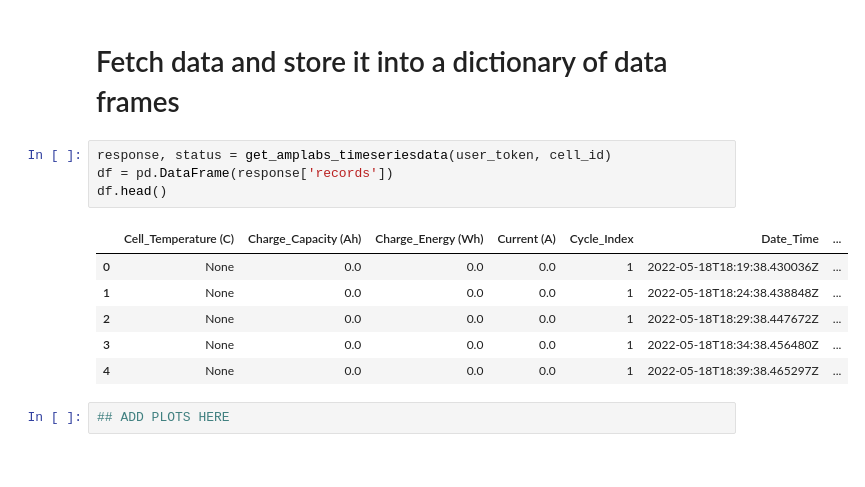
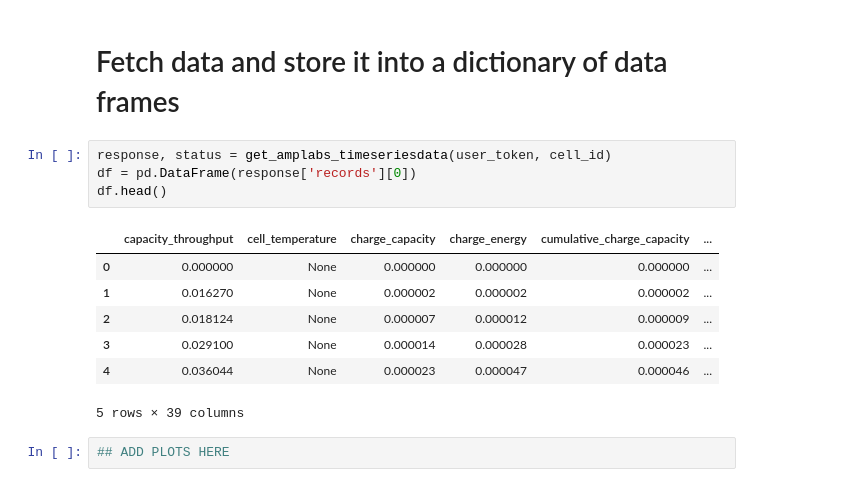
Before and after one commit to amplabs-ai/amplabs, a Jupyter notebook: python/basics/AmpLabs_Example_Basic_Plotting.ipynb, the cells around one changed output. Cells and saved outputs as stored; diff of their text form.

```diff
--- a/python/basics/AmpLabs_Example_Basic_Plotting.ipynb
+++ b/python/basics/AmpLabs_Example_Basic_Plotting.ipynb
@@ -178,15 +215,16 @@ https://www.amplabs.ai/cells/tests/cycle/meta?cell_id=NMC-E4-2
 # Fetch data and store it into a dictionary of data frames
 # %%
 response, status = get_amplabs_timeseriesdata(user_token, cell_id)
-df = pd.DataFrame(response['records'])
+df = pd.DataFrame(response['records'][0])
 df.head()
 # %% [output]
-|  | Cell_Temperature (C) | Charge_Capacity (Ah) | Charge_Energy (Wh) | Current (A) | Cycle_Index | Date_Time | ... |
-| 0 | None | 0.0 | 0.0 | 0.0 | 1 | 2022-05-18T18:19:38.430036Z | ... |
-| 1 | None | 0.0 | 0.0 | 0.0 | 1 | 2022-05-18T18:24:38.438848Z | ... |
-| 2 | None | 0.0 | 0.0 | 0.0 | 1 | 2022-05-18T18:29:38.447672Z | ... |
-| 3 | None | 0.0 | 0.0 | 0.0 | 1 | 2022-05-18T18:34:38.456480Z | ... |
-| 4 | None | 0.0 | 0.0 | 0.0 | 1 | 2022-05-18T18:39:38.465297Z | ... |
+|  | capacity_throughput | cell_temperature | charge_capacity | charge_energy | cumulative_charge_capacity | ... |
+| 0 | 0.000000 | None | 0.000000 | 0.000000 | 0.000000 | ... |
+| 1 | 0.016270 | None | 0.000002 | 0.000002 | 0.000002 | ... |
+| 2 | 0.018124 | None | 0.000007 | 0.000012 | 0.000009 | ... |
+| 3 | 0.029100 | None | 0.000014 | 0.000028 | 0.000023 | ... |
+| 4 | 0.036044 | None | 0.000023 | 0.000047 | 0.000046 | ... |
+5 rows × 39 columns
 # %%
 ## ADD PLOTS HERE
 # %%
```
Also changed, not shown: parts of 7 cells of this notebook, 1 other file.
